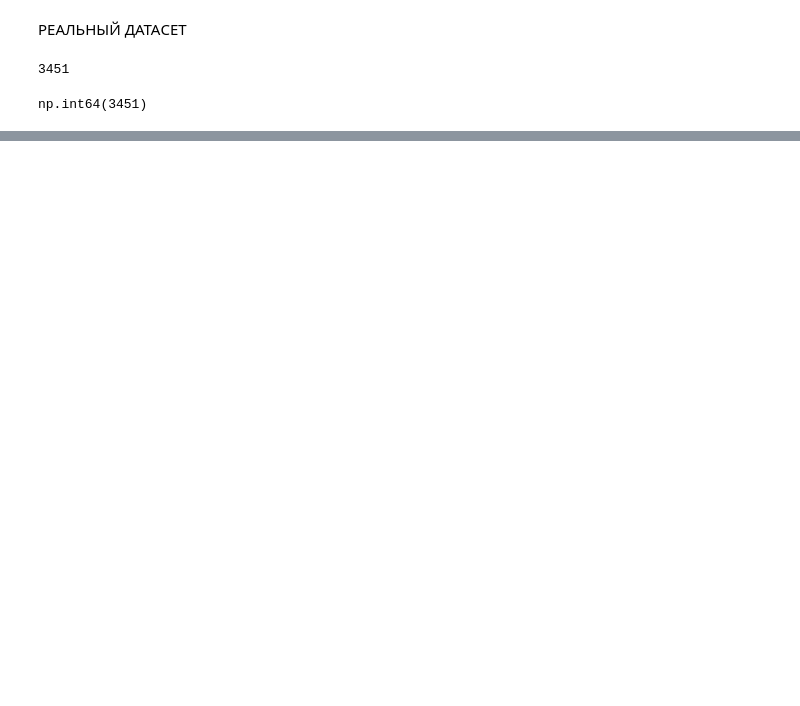
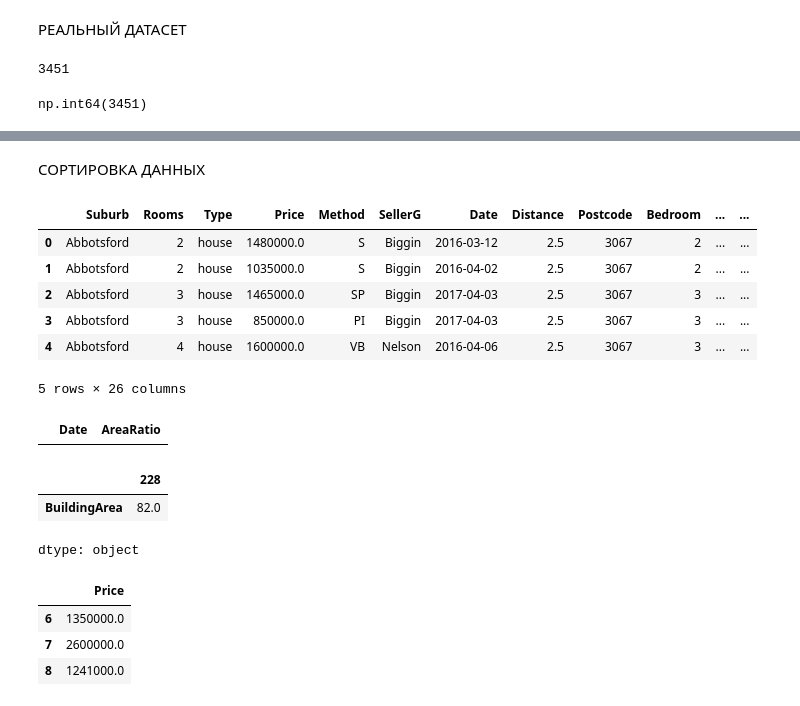
Before and after one commit to rostovcevartem209/Pandas, a Jupyter notebook: Pandas_teach.ipynb, the cells around one changed output, grey strips where cells are left out. Cells and saved outputs as stored; diff of their text form; code cells hidden in the pictures; blank space fills up the shorter version.

```diff
--- a/Pandas_teach.ipynb
+++ b/Pandas_teach.ipynb
@@ -148,0 +523,47 @@ np.int64(3451)
+# %% [markdown]
+СОРТИРОВКА ДАННЫХ
+# %%
+import pandas as pd
+
+melb_df = pd.read_csv('data/melb_data_fe.csv')
+melb_df.head()
+# %% [output]
+|  | Suburb | Rooms | Type | Price | Method | SellerG | Date | Distance | Postcode | Bedroom | ... | ... |
+| 0 | Abbotsford | 2 | house | 1480000.0 | S | Biggin | 2016-03-12 | 2.5 | 3067 | 2 | ... | ... |
+| 1 | Abbotsford | 2 | house | 1035000.0 | S | Biggin | 2016-04-02 | 2.5 | 3067 | 2 | ... | ... |
+| 2 | Abbotsford | 3 | house | 1465000.0 | SP | Biggin | 2017-04-03 | 2.5 | 3067 | 3 | ... | ... |
+| 3 | Abbotsford | 3 | house | 850000.0 | PI | Biggin | 2017-04-03 | 2.5 | 3067 | 3 | ... | ... |
+| 4 | Abbotsford | 4 | house | 1600000.0 | VB | Nelson | 2016-04-06 | 2.5 | 3067 | 3 | ... | ... |
+5 rows × 26 columns
+# %%
+
+melb_df.sort_values(by='Distance').head(10)
+melb_df.sort_values(by='Date', ascending=False)
+
+#сортировка по нескольким столбцам
+melb_df.sort_values(by=['Rooms', 'Price']).loc[::5, ['Rooms', 'Price']]
+
+#комбинирование сортировки с фильтрацией
+mask1 = melb_df['AreaRatio']<-0.5
+mask2 = melb_df['Type'] == 't'
+mask3 = melb_df['SellerG'] == 'Nelson'
+melb_df[mask1 & mask2 & mask3].sort_values(by=['Date','AreaRatio'], ascending = [True,False], ignore_index=True).loc[:,['Date','AreaRatio']]
+# %% [output]
+|  | Date | AreaRatio |
+# %%
+melb_df.sort_values(by='AreaRatio', ascending=False, ignore_index=True).loc[228,['BuildingArea']]
+# %% [output]
+|  | 228 |
+| BuildingArea | 82.0 |
+dtype: object
+# %%
+filtred_df = melb_df[melb_df['Rooms']>3]
+
+filtred_df.sort_values(by=['Rooms','MeanRoomsSquare'],
+                                   ascending=[True,False],
+                                   ignore_index=True).loc[6:8,['Price']]
+# %% [output]
+|  | Price |
+| 6 | 1350000.0 |
+| 7 | 2600000.0 |
+| 8 | 1241000.0 |
```
Also changed, not shown: parts of 22 cells of this notebook.
